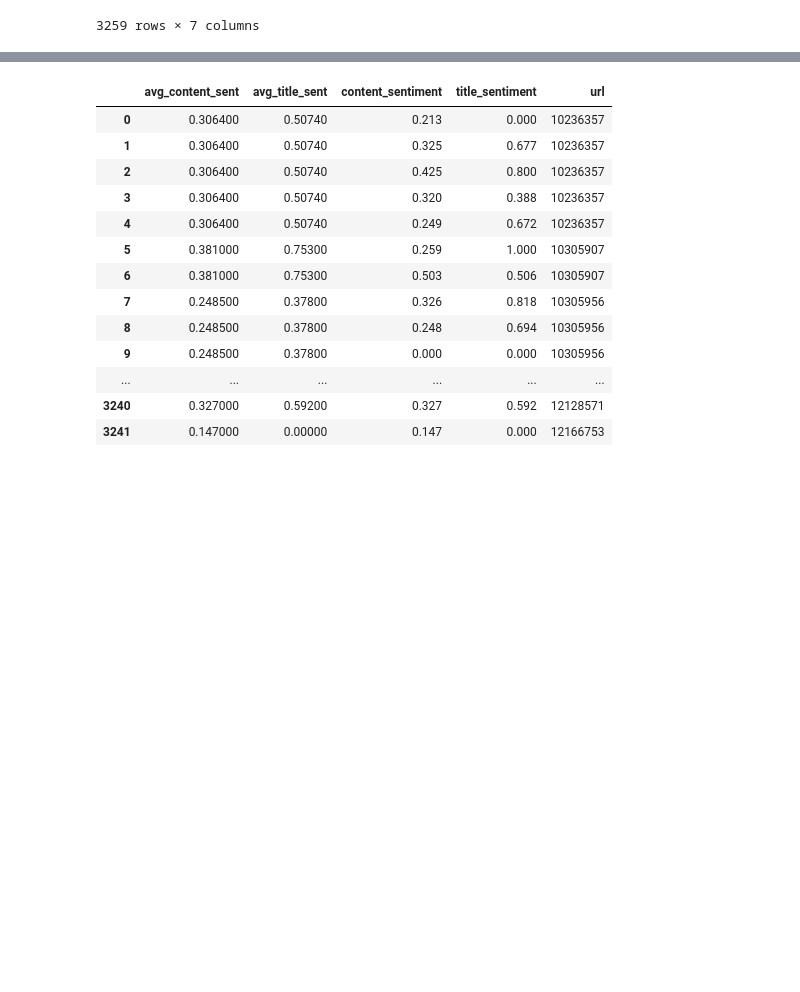
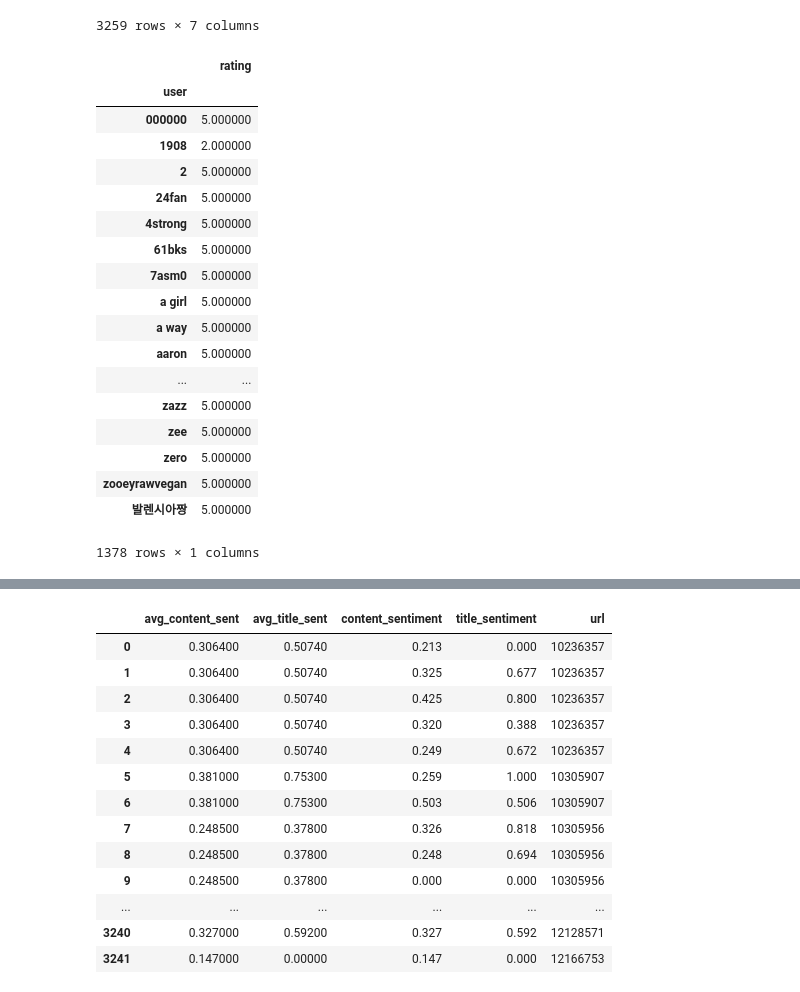
Before and after one commit to mackenziemitchell6/SkinCareRoutine, a Jupyter notebook: _ReviewsNLPSenitment&EDA.ipynb, the cells around one changed output, grey strips where cells are left out. Saved outputs shown, nothing was run; the diff lists cells and outputs as text; code cells hidden in the pictures; blank space fills up the shorter version.

```diff
--- a/_ReviewsNLPSenitment&EDA.ipynb
+++ b/_ReviewsNLPSenitment&EDA.ipynb
@@ -184,3 +195,25 @@ for (au,c,t) in zip(avg_sent_by_url.index,avg_sent_by_url['csentiment'],avg_sent
 #             sent.append({'url':au,'title_sentiment':t,'content_sentiment':c})
 avgsentdf=pd.DataFrame(avgsent)
 sentiments=pd.DataFrame(sent)
+# %%
+dfr.groupby('user').mean()
+# %% [output]
+|  | rating |
+| user |  |
+| 000000 | 5.000000 |
+| 1908 | 2.000000 |
+| 2 | 5.000000 |
+| 24fan | 5.000000 |
+| 4strong | 5.000000 |
+| 61bks | 5.000000 |
+| 7asm0 | 5.000000 |
+| a girl | 5.000000 |
+| a way | 5.000000 |
+| aaron | 5.000000 |
+| ... | ... |
+| zazz | 5.000000 |
+| zee | 5.000000 |
+| zero | 5.000000 |
+| zooeyrawvegan | 5.000000 |
+| 발렌시아짱 | 5.000000 |
+1378 rows × 1 columns
```
Also changed, not shown: parts of 3 cells of this notebook, 16 other files.
